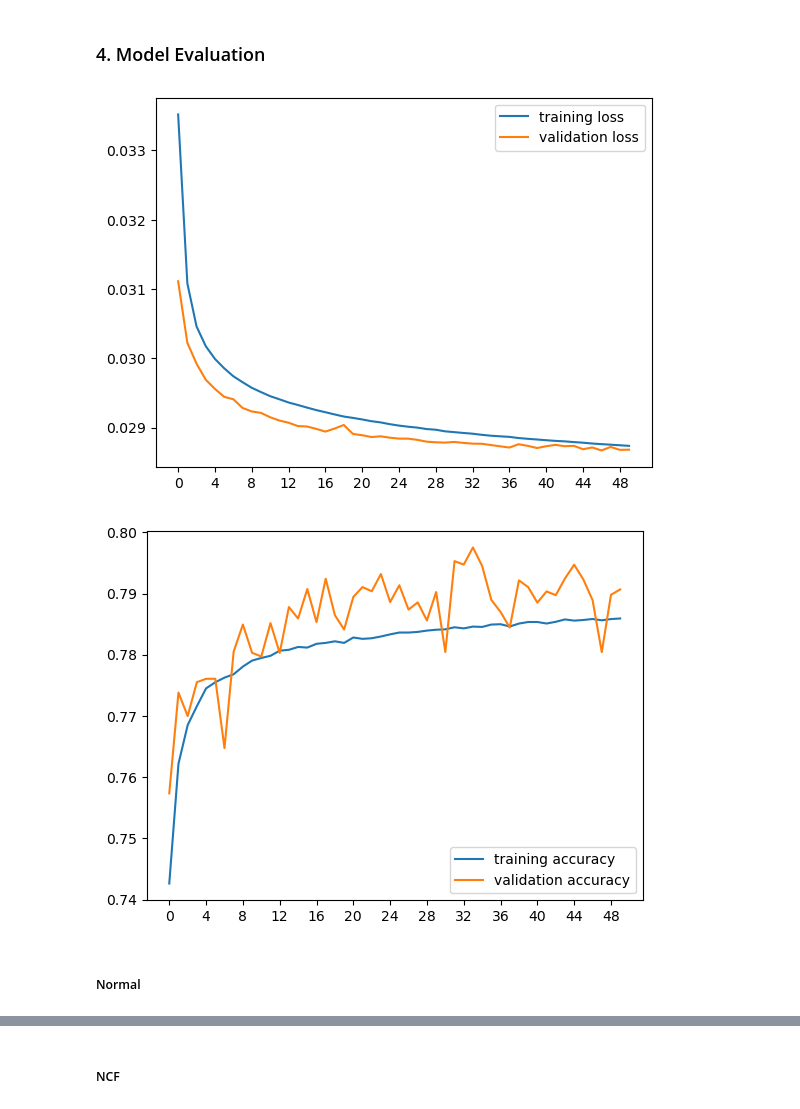
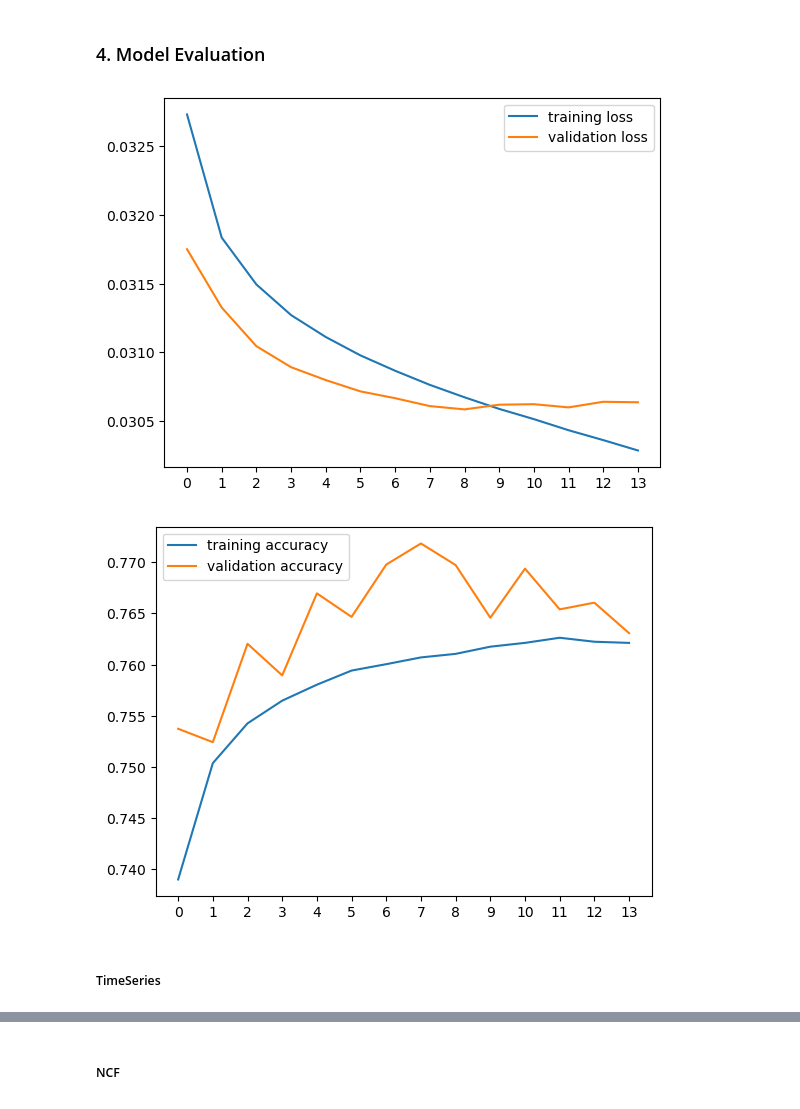
Before and after one commit to GinoShun/Steam-Game-Recommendation-System, a Jupyter notebook: notebook/train.ipynb, the cells around one changed output, grey strips where cells are left out. Cells and saved outputs as stored; diff of their text form; code cells hidden in the pictures.

```diff
--- a/notebook/train.ipynb
+++ b/notebook/train.ipynb
@@ -1874,6 +1874,19 @@ Epoch 77/100
 3047/3047 [==============================] - 13s 4ms/step - loss: 0.0395 - accuracy: 0.7258 - val_loss: 0.0395 - val_accuracy: 0.7353 - lr: 6.1035e-08
 # %% [markdown]
 #### LSTM
+# %%
+import tensorflow as tf
+from keras import backend as K
+
+def focal_loss(alpha=0.13, gamma=2):
+    def focal_loss_fixed(y_true, y_pred):
+        y_pred = K.clip(y_pred, 1e-7, 1 - 1e-7)
+        pt_1 = tf.where(tf.equal(y_true, 1), y_pred, tf.ones_like(y_pred))
+        pt_0 = tf.where(tf.equal(y_true, 0), y_pred, tf.zeros_like(y_pred))
+        loss = -alpha * K.pow(1. - pt_1, gamma) * K.log(pt_1) \
+               - (1 - alpha) * K.pow(pt_0, gamma) * K.log(1. - pt_0)
+        return K.mean(loss)
+    return focal_loss_fixed
 # %%
 from keras.models import Sequential
 from keras.layers import LSTM, Dense, Dropout, Masking
@@ -1891,7 +1904,8 @@ model.add(Dropout(0.5))
 model.add(Dense(64, activation='relu'))
 model.add(Dense(1, activation='sigmoid'))
 
-model.compile(loss='binary_crossentropy', optimizer='adam', metrics=['accuracy'])
+# model.compile(loss='binary_crossentropy', optimizer='adam', metrics=['accuracy'])
+model.compile(loss=focal_loss(alpha=0.14, gamma=2), optimizer='adam', metrics=['accuracy'])
 
 model.summary()
 # %% [output]
@@ -1912,15 +1926,24 @@ Total params: 511,617
 Trainable params: 511,617
 Non-trainable params: 0
 _________________________________________________________________
+# %%
+validation_generator = DataGenerator('../data/test/timeSeries_StrongAction/X_test.npy',
+                                     '../data/test/timeSeries_StrongAction/y_test.npy',
+                                     batch_size=2048)
 # %%
 from keras.callbacks import EarlyStopping, ModelCheckpoint
 
 early_stopping = EarlyStopping(monitor='val_loss', patience=5)
-model_checkpoint = ModelCheckpoint('best_lstm_model_with_strongActions.h5', save_best_only=True, monitor='val_loss')
+model_checkpoint = ModelCheckpoint('../model/temp_lstm/lstm__strongActions_{epoch:02d}.h5', save_best_only=False, monitor='val_loss')
 
-history = model.fit(train_generator,
-                    epochs=50,
-                    callbacks=[early_stopping, model_checkpoint],
-                    validation_data=(X_test, y_test))
+with tf.device('/GPU:0'):
+    history = model.fit(train_generator,
+                        epochs=50,
+                        callbacks=[early_stopping, model_checkpoint],
+                        validation_data=validation_generator,
+                        # validation_freq=2,
+                        # workers=8,
+                        # use_multiprocessing=True,
+                        )
 # %% [output]
 Epoch 1/50
@@ -2048,27 +2071,27 @@ plt.show()
 # %%
 import matplotlib.pyplot as plt
 import numpy as np
 
 plt.plot(history.history['loss'], label='training loss')
 plt.plot(history.history['val_loss'], label='validation loss')
 
-plt.xticks(np.arange(0, len(history.history['loss']), step=4))
+plt.xticks(np.arange(0, len(history.history['loss']), step=1))
 
 plt.legend()
 plt.show()
 
 plt.plot(history.history['accuracy'], label='training accuracy')
 plt.plot(history.history['val_accuracy'], label='validation accuracy')
 
-plt.xticks(np.arange(0, len(history.history['accuracy']), step=4))
+plt.xticks(np.arange(0, len(history.history['accuracy']), step=1))
 
 plt.legend()
 plt.show()
 # %% [output]
-[figure, old version]
+[figure, new version]
-[figure, old version]
+[figure, new version]
 # %% [markdown]
-##### Normal
+##### TimeSeries
 # %%
 # load best model
 from keras.models import load_model
```
Also changed, not shown: parts of 18 cells of this notebook, 20 other files.
